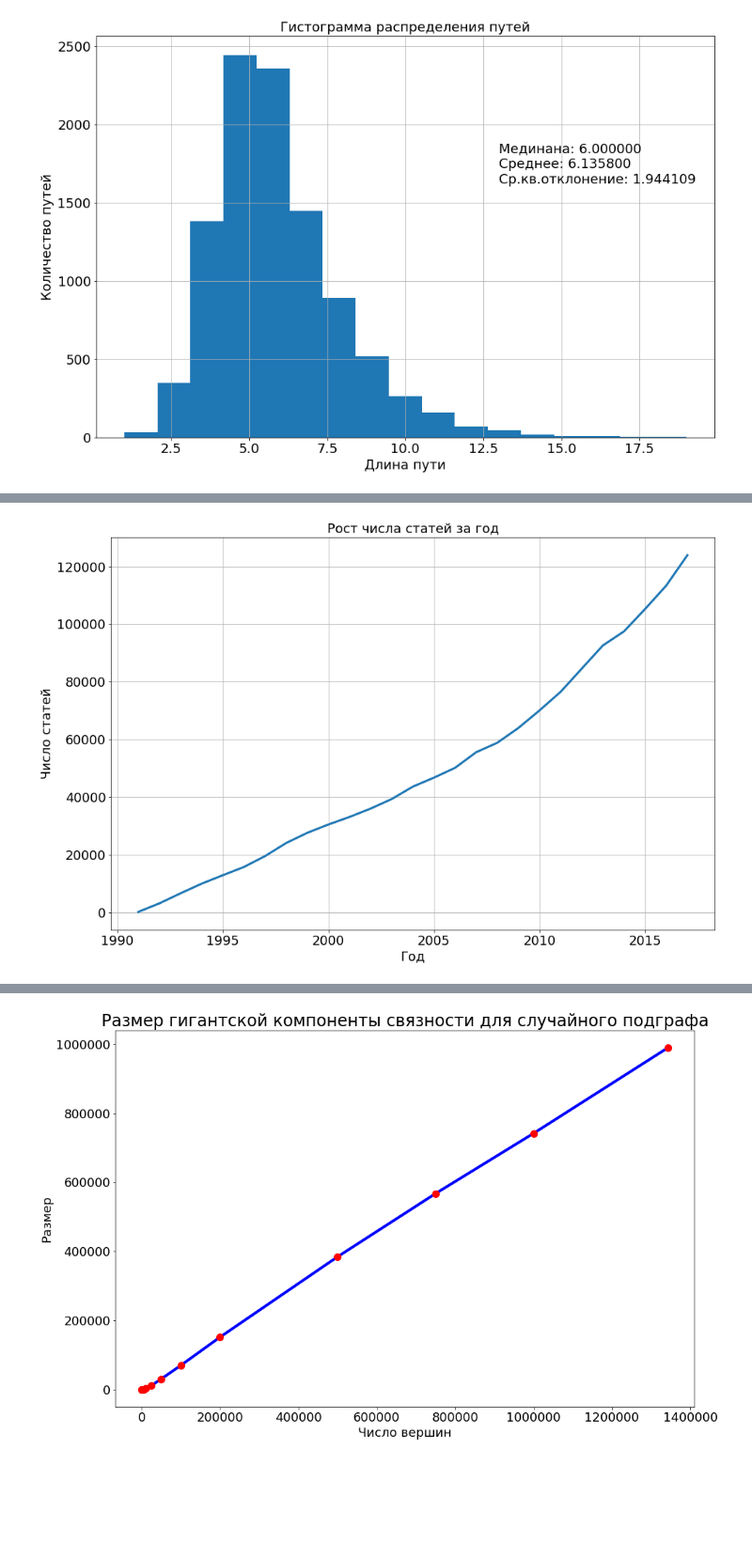
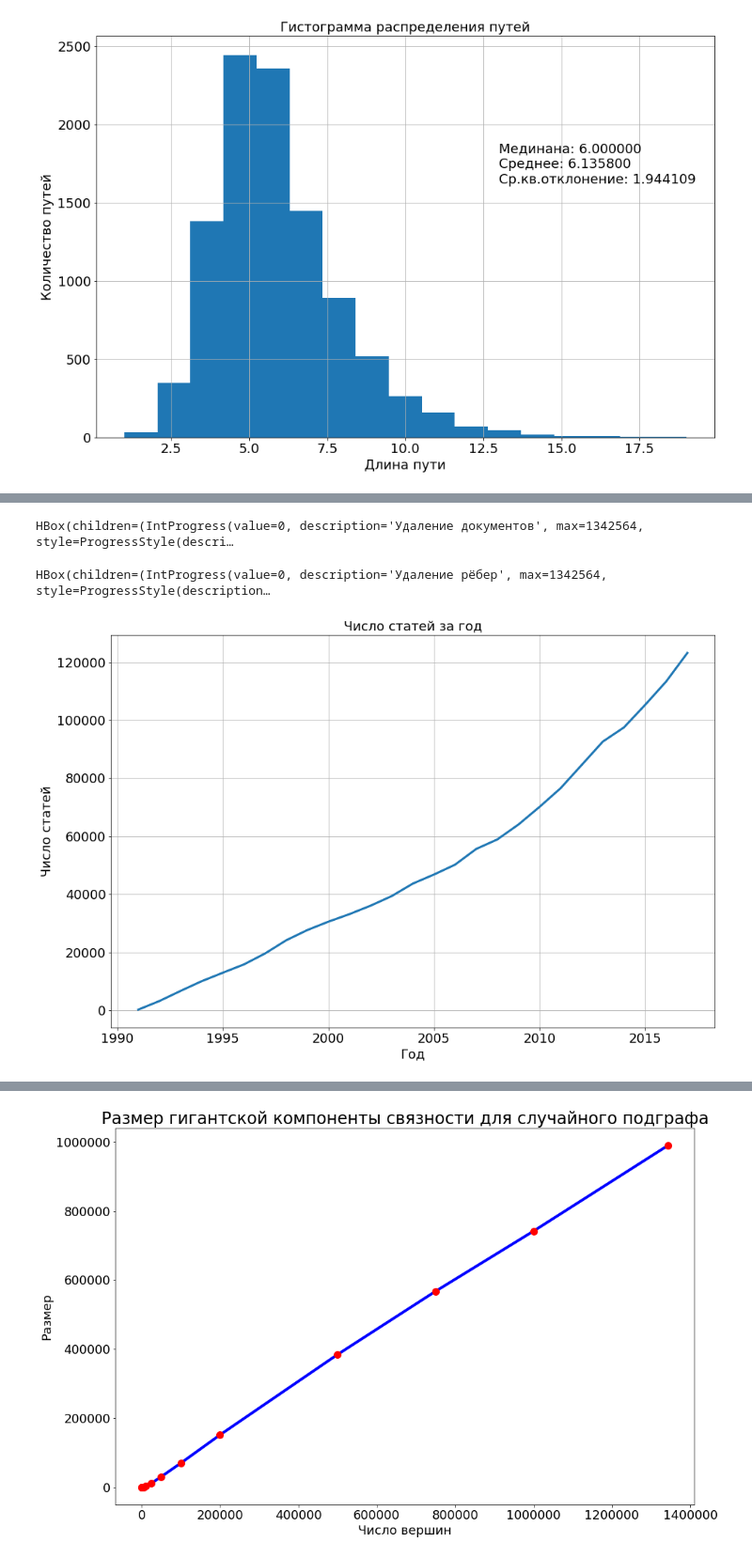
Before and after one commit to Hedgehogues/MSU_PZAD, a Jupyter notebook: HW-graph/Untitled.ipynb, the cells around one changed output, grey strips where cells are left out. Shown at 94% size. Saved outputs shown, nothing was run; the diff lists cells and outputs as text; code cells hidden in the pictures; blank space fills up the shorter version.

```diff
--- a/HW-graph/Untitled.ipynb
+++ b/HW-graph/Untitled.ipynb
@@ -1380,6 +1429,11 @@ for doc in tqdm_notebook(docs):
         G.add_edge(v1, doc)
 # %% [output]
 [interactive output not drawn]
+# %%
+remove_noise_tags(docs)
+# %% [output]
+HBox(children=(IntProgress(value=0, description='Удаление документов', max=1342564, style=ProgressStyle(descri…
+HBox(children=(IntProgress(value=0, description='Удаление рёбер', max=1342564, style=ProgressStyle(description…
 # %%
 docs_by_years = {}
 for year in range(1991, 2018):
@@ -1388,16 +1442,16 @@ for year in range(1991, 2018):
 for doc in docs:
     docs_by_years[docs[doc][ArxivTags.Year]].append(doc)
 # %%
-counts = [len(docs_by_years[y]) for y in docs_by_years]
+counts_papers = [len(docs_by_years[y]) for y in docs_by_years]
 years = [y for y in docs_by_years]
 plt.figure(figsize=(15, 10))
-plt.plot(years, counts, linewidth=3)
+plt.plot(years, counts_papers, linewidth=3)
 plt.grid(True)
 plt.ylabel('Число статей', fontsize=18)
 plt.xlabel('Год', fontsize=18)
-plt.title('Рост числа статей за год', fontsize=18)
+plt.title('Число статей за год', fontsize=18)
 plt.xticks(fontsize=18)
 plt.yticks(fontsize=18)
 plt.grid(True)
 # %% [output]
-[figure, old version]
+[figure, new version]
```
Also changed, not shown: parts of 45 cells of this notebook.
